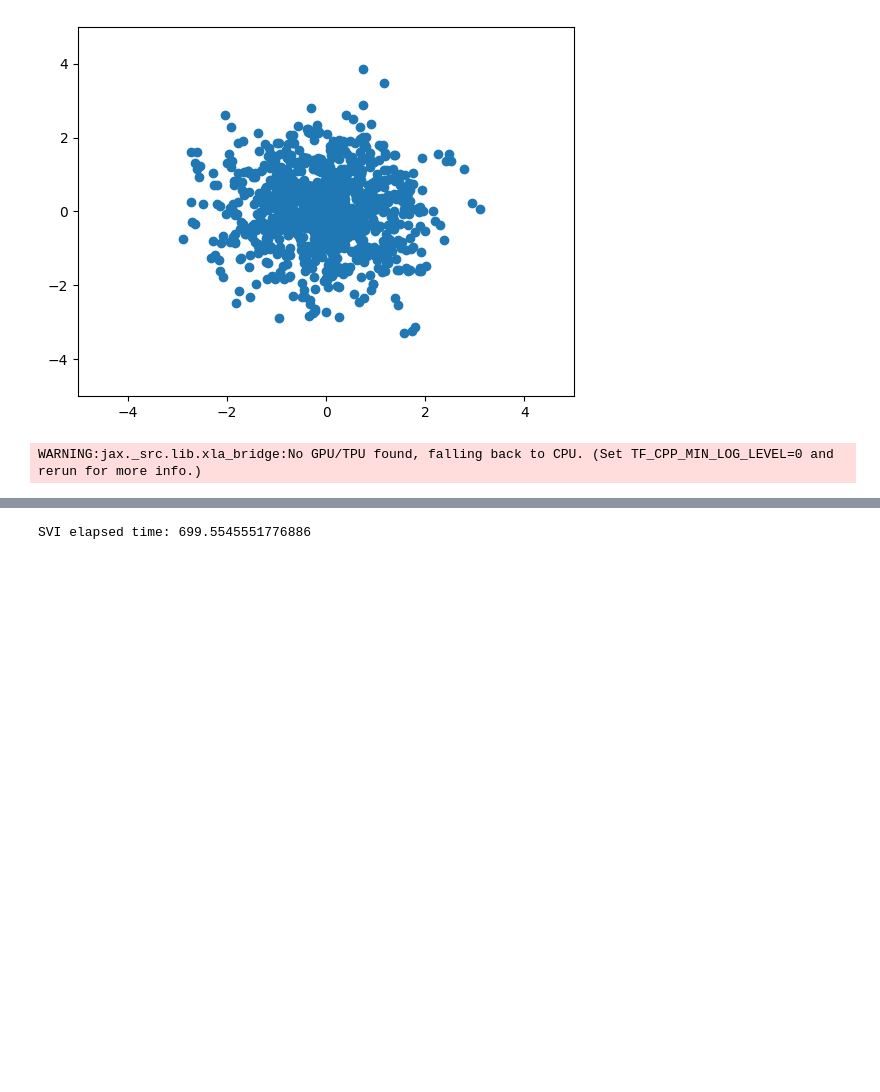
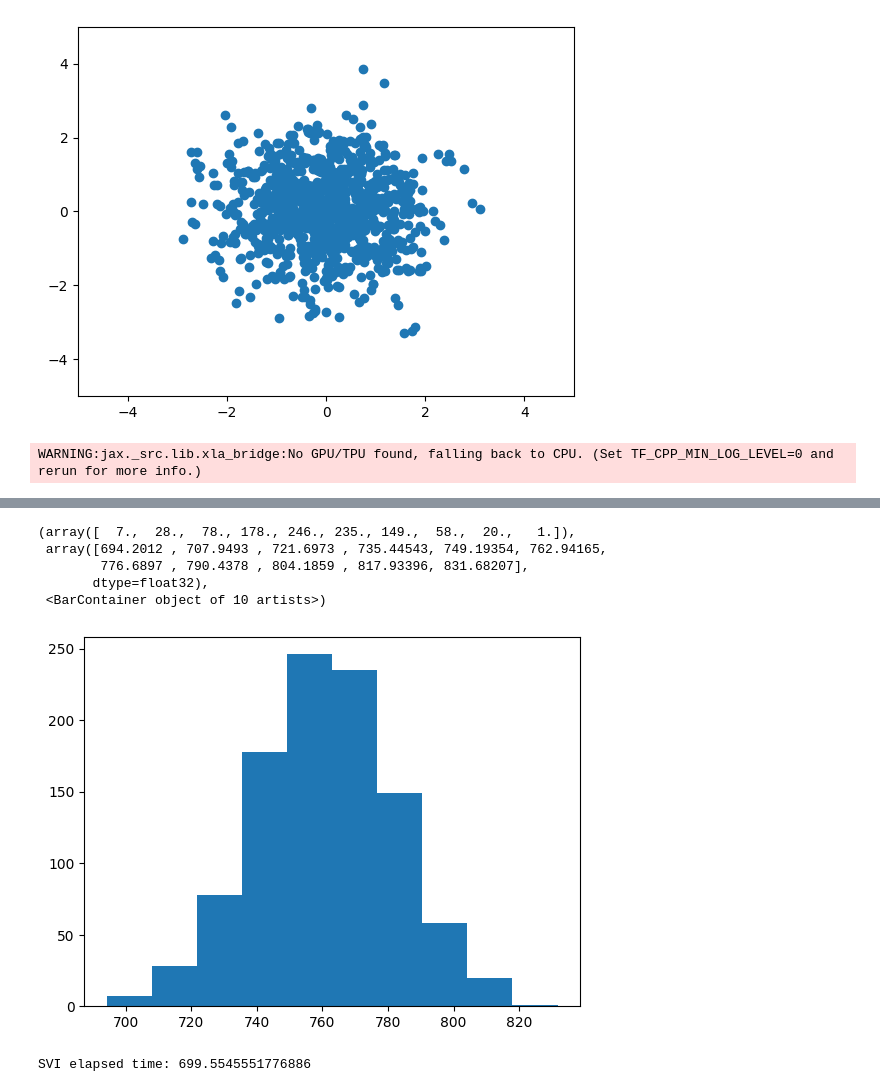
Before and after one commit to imanring/BSTPP, a Jupyter notebook: SVI_Inference.ipynb, the cells around one changed output, grey strips where cells are left out. Saved outputs shown, nothing was run; the diff lists cells and outputs as text; code cells hidden in the pictures; blank space fills up the shorter version.

```diff
--- a/SVI_Inference.ipynb
+++ b/SVI_Inference.ipynb
@@ -409,3 +405,12 @@ model.plot_trigger_posterior()
+# %%
+plt.hist(model.mcmc_samples['Itot_txy_back'])
+# %% [output]
+(array([  7.,  28.,  78., 178., 246., 235., 149.,  58.,  20.,   1.]),
+ array([694.2012 , 707.9493 , 721.6973 , 735.44543, 749.19354, 762.94165,
+        776.6897 , 790.4378 , 804.1859 , 817.93396, 831.68207],
+       dtype=float32),
+ <BarContainer object of 10 artists>)
+[figure, added]
 # %%
 model = Point_Process_Model(xyt,A,'cox_hawkes',
                             alpha=dist.Beta(5,15),beta=dist.HalfNormal(.2),sigmax_2=dist.HalfNormal(.01)
```
Also changed, not shown: parts of 13 cells of this notebook, 3 other files.
